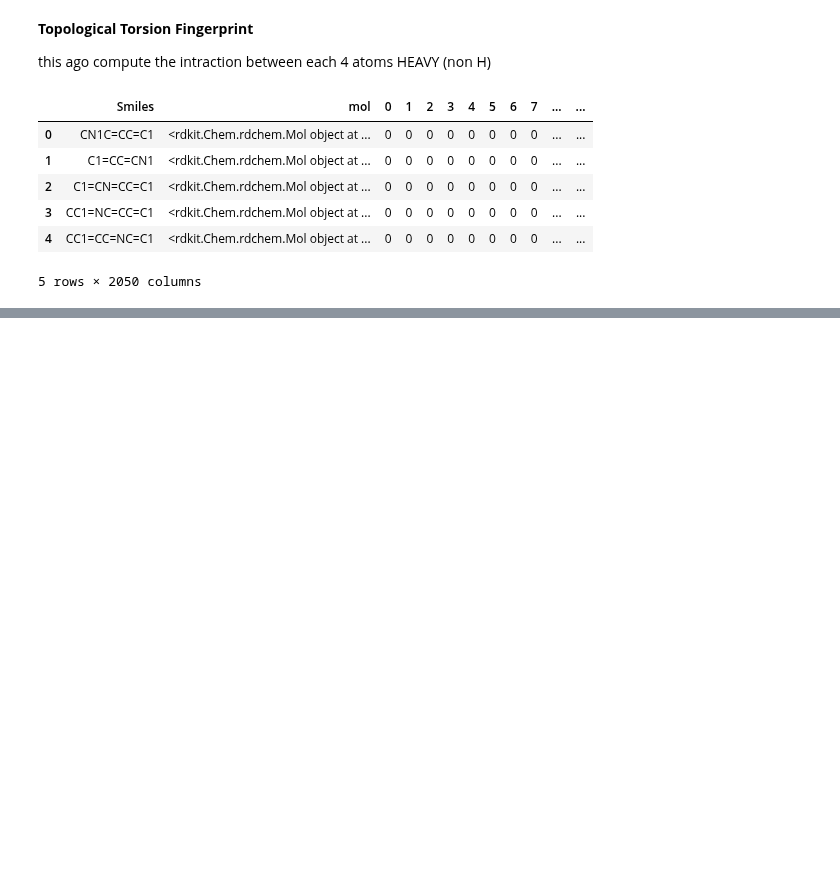
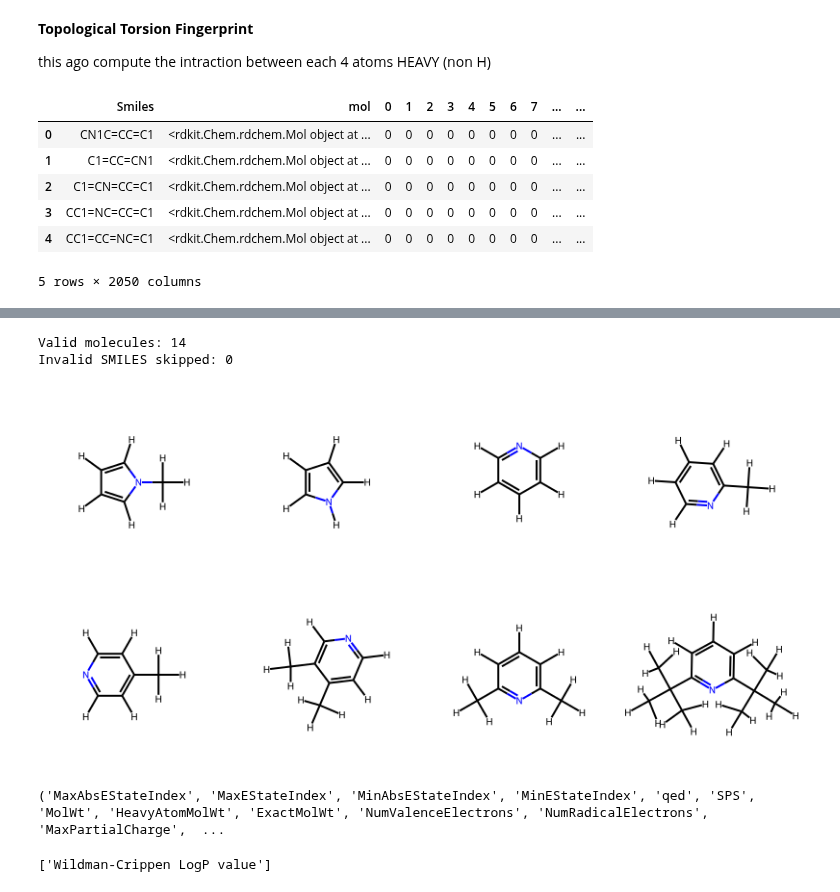
Before and after one commit to Marouane-Elhouari/rdkit-, a Jupyter notebook: analyse_rdkit.ipynb, the cells around one changed output, grey strips where cells are left out. Saved outputs shown, nothing was run; the diff lists cells and outputs as text; code cells hidden in the pictures; blank space fills up the shorter version.

```diff
--- a/analyse_rdkit.ipynb
+++ b/analyse_rdkit.ipynb
@@ -646,0 +685,9 @@ TTF.head()
+# %%
+import pandas as pd
+from rdkit.Chem import Draw
+from rdkit.Chem import Descriptors
+from rdkit.Chem import AllChem , PandasTools
+from rdkit.ML.Descriptors import MoleculeDescriptors
+
+df = pd.read_excel(r'C:\Users\pc\Desktop\project\tutorial_rdkit\Heteroaromatics.xlsx')
+df.head(10)
@@ -646,0 +706,49 @@ TTF.head()
+# %%
+import pandas as pd
+from rdkit import Chem
+from rdkit.Chem import Draw
+
+
+if 'Smiles' not in df.columns:
+    raise ValueError("df must contain a 'Smiles' column")
+
+mol_list = []
+bad_smiles = []
+
+for s in df['Smiles']:
+    if pd.isna(s):
+        continue
+
+    mol = Chem.MolFromSmiles(str(s))
+    if mol is None:
+        bad_smiles.append(s)
+        continue
+
+    mol_list.append(Chem.AddHs(mol))
+
+df = pd.concat([df.reset_index(drop=True), pd.DataFrame({'mol': mol_list})], axis=1)
+
+print("Valid molecules:", len(mol_list))
+print("Invalid SMILES skipped:", len(bad_smiles))
+
+# show first 8 molecules only
+img = Draw.MolsToGridImage(mol_list[:8], molsPerRow=4, subImgSize=(200, 200))
+display(img)
+# %% [output]
+Valid molecules: 14
+Invalid SMILES skipped: 0
+[figure, added]
+# %%
+
+
+desc_list = MoleculeDescriptors.MolecularDescriptorCalculator([x[0] for x in Descriptors._descList])
+
+
+names = desc_list.GetDescriptorNames()
+
+print(names)
+
+MoleculeDescriptors.MolecularDescriptorCalculator(['MolLogP']).GetDescriptorSummaries()
+# %% [output]
+('MaxAbsEStateIndex', 'MaxEStateIndex', 'MinAbsEStateIndex', 'MinEStateIndex', 'qed', 'SPS', 'MolWt', 'HeavyAtomMolWt', 'ExactMolWt', 'NumValenceElectrons', 'NumRadicalElectrons', 'MaxPartialCharge',  ...
+['Wildman-Crippen LogP value']
```
Also changed, not shown: parts of 7 cells of this notebook, 3 other files.
